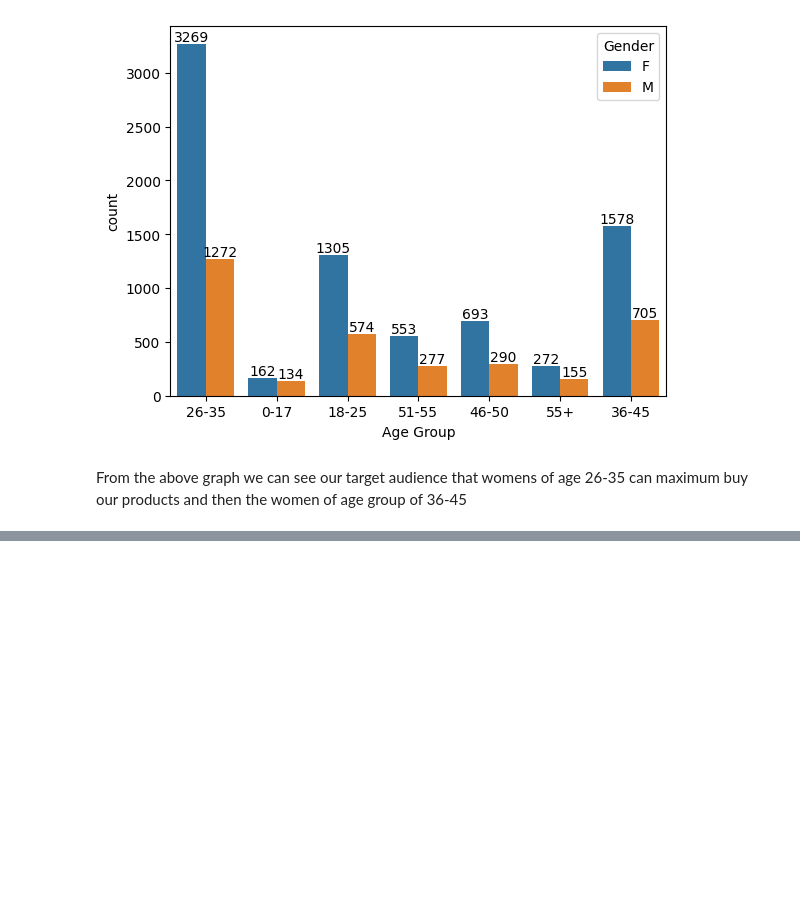
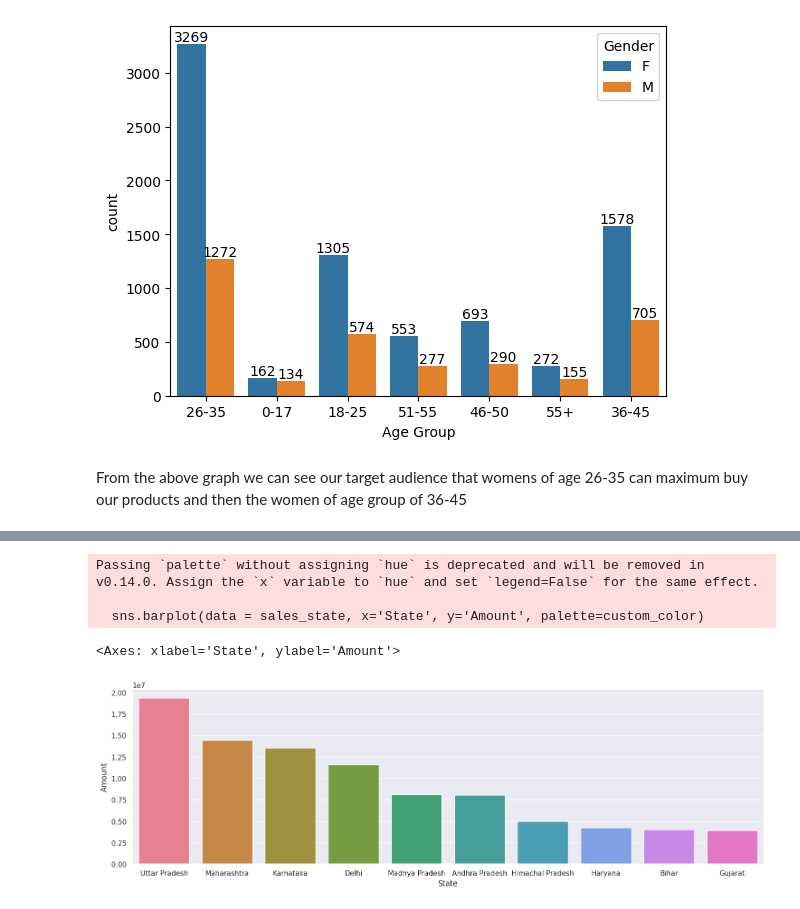
Before and after one commit to garvjain7/Chatbot, a Jupyter notebook: VAC_4th_sem_3.ipynb, the cells around one changed output, grey strips where cells are left out. Drawn from its saved outputs; the diff is of its cells as text; code cells hidden in the pictures; blank space fills up the shorter version.

```diff
--- a/VAC_4th_sem_3.ipynb
+++ b/VAC_4th_sem_3.ipynb
@@ -115,0 +125,12 @@ sales_state = df.groupby()
+# %%
+# total no. of amount/sale from top 10 states
+sales_state = df.groupby(['State'], as_index=False)['Amount'].sum().sort_values(by='Amount', ascending=False).head(10)
+custom_color = sns.color_palette('husl', 10)
+sns.set(rc={'figure.figsize':(18,5)})
+sns.barplot(data = sales_state, x='State', y='Amount', palette=custom_color)
+# %% [output]
+Passing `palette` without assigning `hue` is deprecated and will be removed in v0.14.0. Assign the `x` variable to `hue` and set `legend=False` for the same effect.
+
+  sns.barplot(data = sales_state, x='State', y='Amount', palette=custom_color)
+<Axes: xlabel='State', ylabel='Amount'>
+[figure, added]
```
Also changed, not shown: parts of 11 cells of this notebook.
